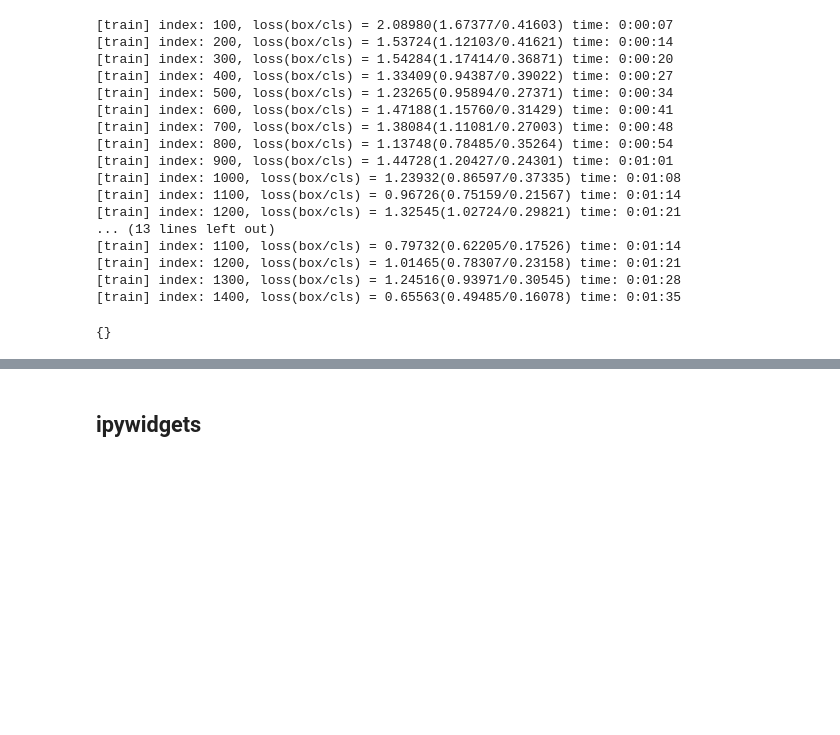
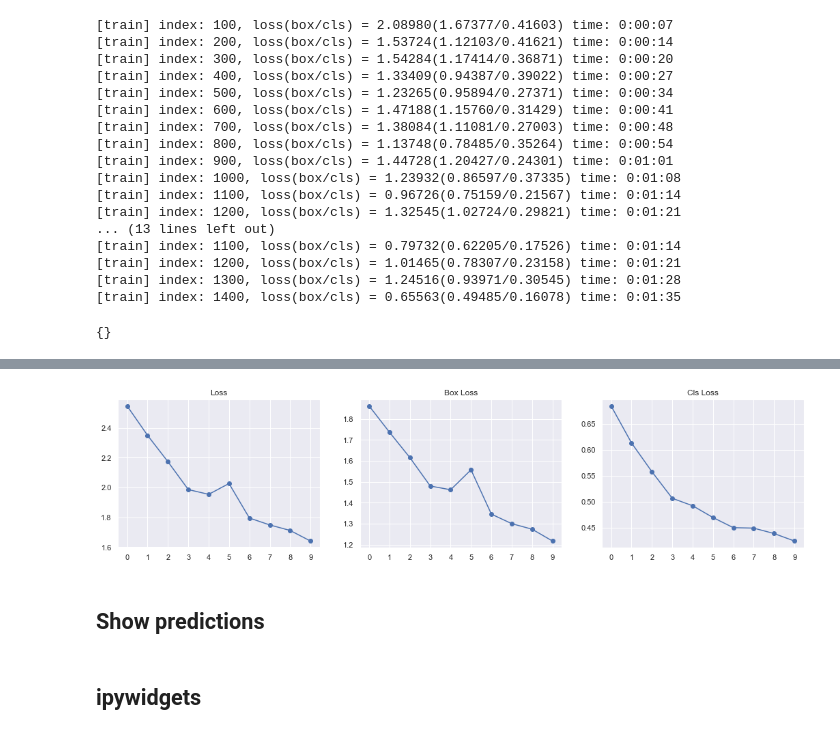
Before and after one commit to MIchaelKa/detection-tutorial, a Jupyter notebook: detection-tutorial.ipynb, the cells around one changed output, grey strips where cells are left out. Saved outputs shown, nothing was run; the diff lists cells and outputs as text; code cells hidden in the pictures; blank space fills up the shorter version.

```diff
--- a/detection-tutorial.ipynb
+++ b/detection-tutorial.ipynb
@@ -308,3 +336,9 @@ FileNotFoundError: ignored
+# %%
+show_loss_epochs(train_info)
+# %% [output]
+[figure, added]
+# %% [markdown]
+## Show predictions
 # %% [markdown]
 ## ipywidgets
 # %%
```
Also changed, not shown: parts of 7 cells of this notebook, 4 other files.
